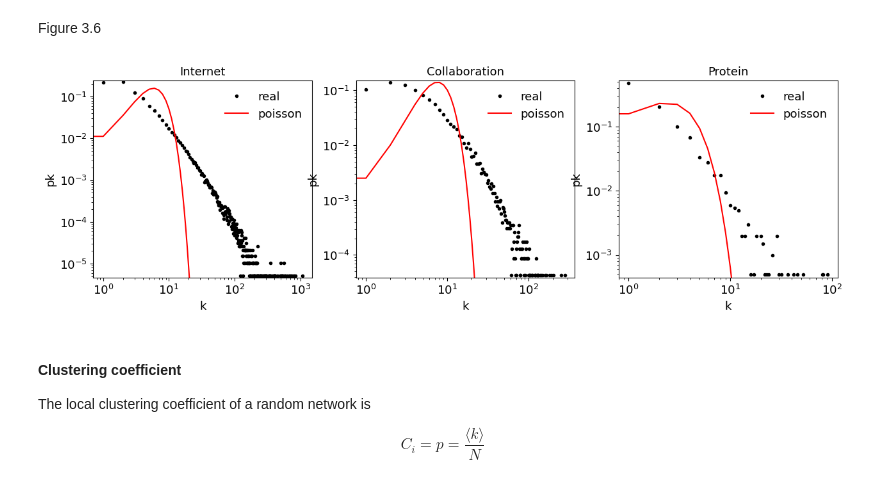
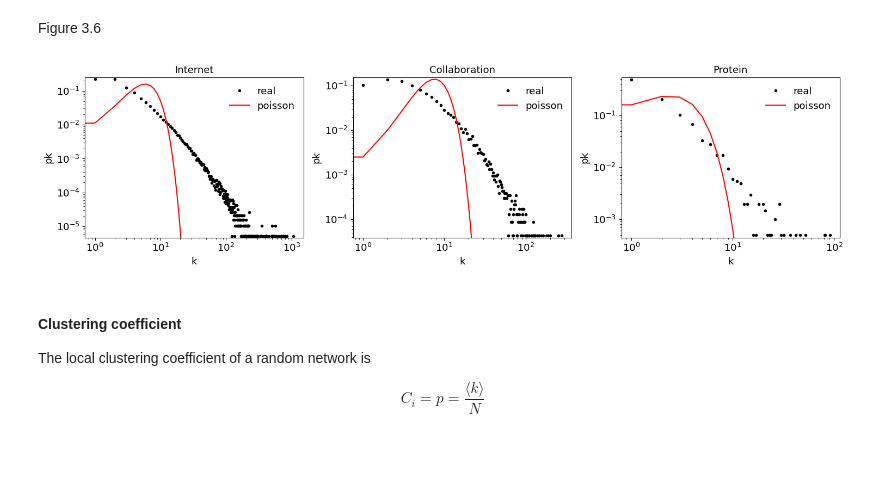
Before and after one commit to Ziaeemehr/netsci, a Jupyter notebook: examples/chap_03.ipynb, the cells around one changed output. Saved outputs shown, nothing was run; the diff lists cells and outputs as text; code cells hidden in the pictures; blank space fills up the shorter version.

```diff
--- a/examples/chap_03.ipynb
+++ b/examples/chap_03.ipynb
@@ -193,34 +193,36 @@ from scipy.stats import poisson
 from collections import Counter
 
 fig, ax = plt.subplots(1,3, figsize=(15,4))
 
 c = 0
 for net in ["Internet", "Collaboration", "Protein"]:
     G = load_sample_graph(net)
     degrees = [G.degree(n) for n in G.nodes()]
     degree_count = Counter(degrees)
     k, pk = zip(*degree_count.items())
     k = np.array(k)
     pk = np.array(pk)/sum(pk)
 
 
     ax[c].loglog(k, pk, 'k.', label='real')
     ax[c].set_xlabel("k")
     ax[c].set_ylabel("pk");
     ymin, ymax = np.min(pk)*0.9, np.max(pk)*1.1
 
     # add poisson distribution to graph
 
     k = np.arange(0, max(degrees)+1)
     pk_poisson = poisson.pmf(k, np.mean(degrees))
     ax[c].loglog(k, pk_poisson, 'r', label='poisson')
     # plt.ylim([1e-5, 1])
     ax[c].legend(frameon=False);
     ax[c].set_ylim([ymin, ymax])
     ax[c].set_title(net)
     c += 1
+
+plt.tight_layout()
 # %% [output]
-[figure, old version]
+[figure, new version]
 # %% [markdown]
 #### Clustering coefficient
 
```
Also changed, not shown: 1 other file.
